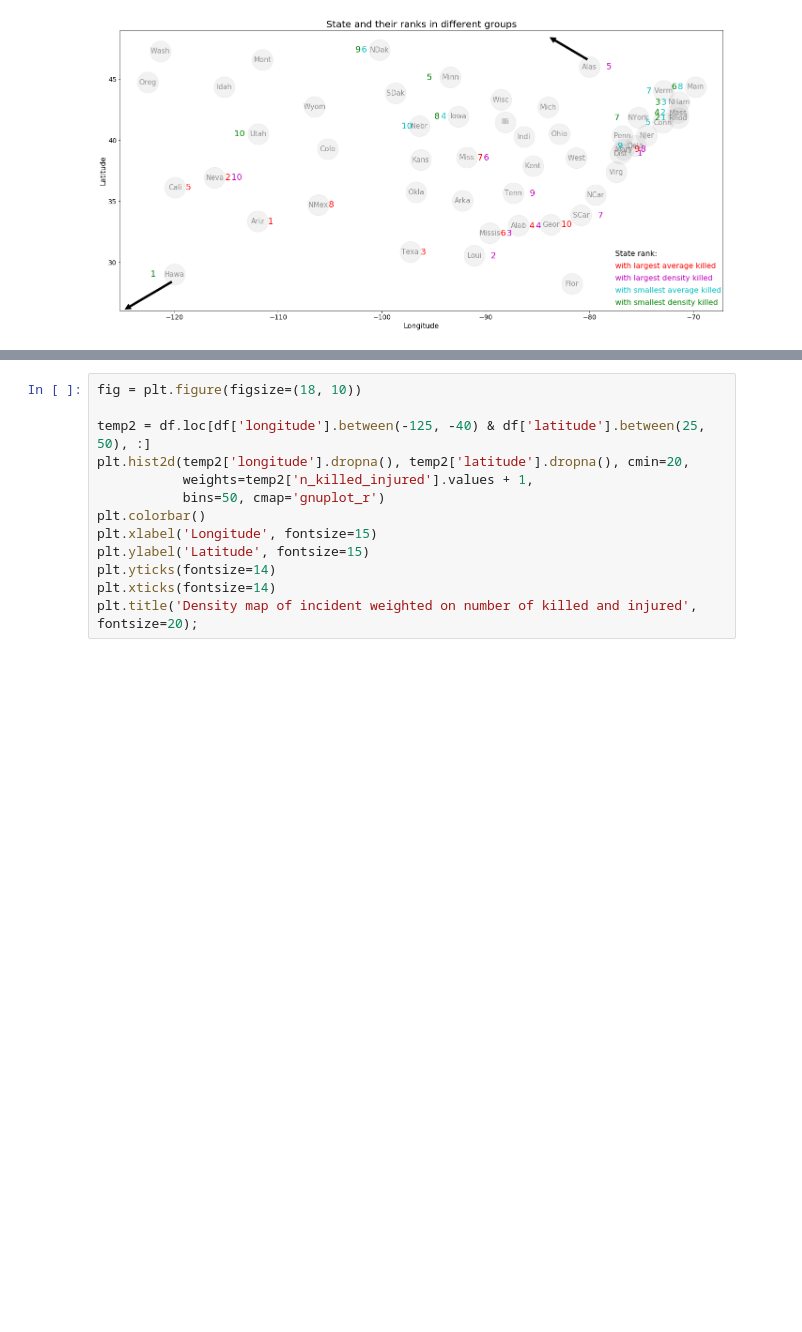
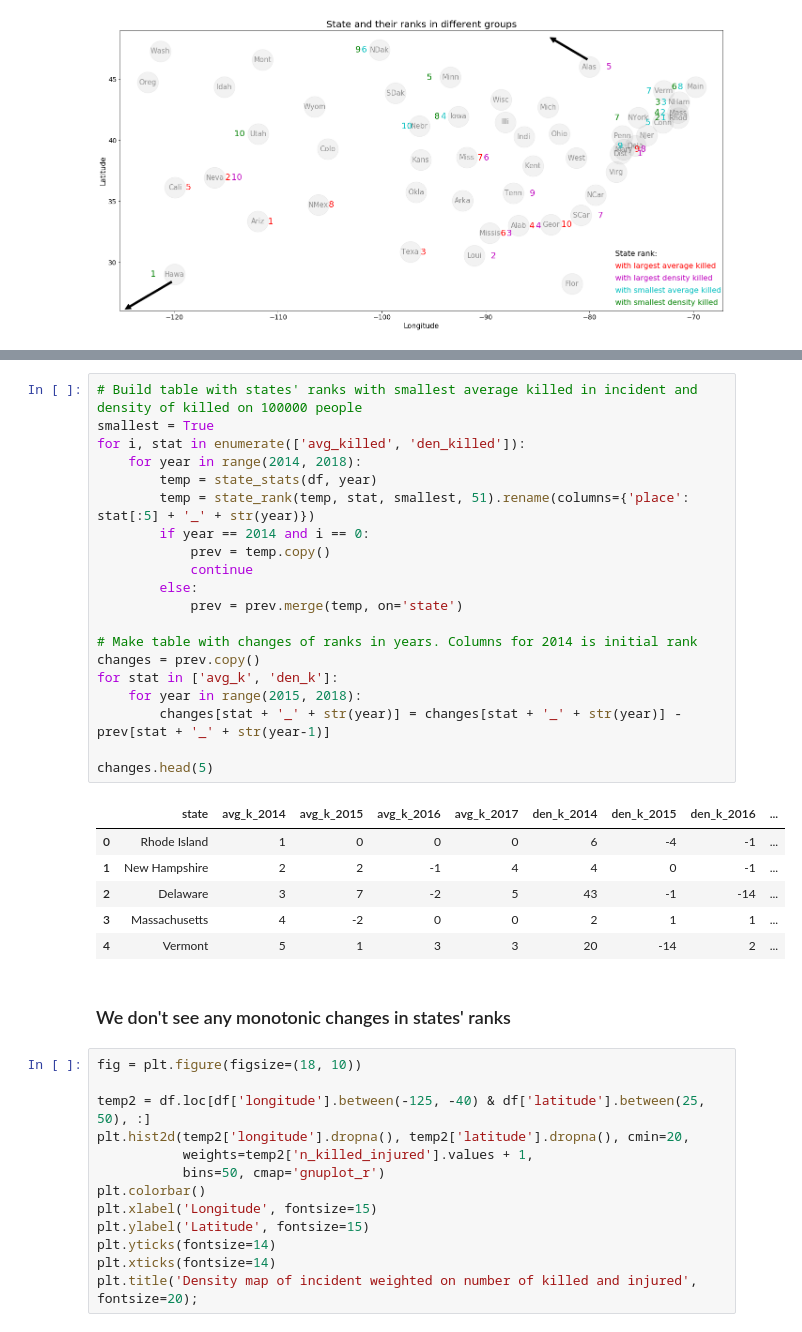
Before and after one commit to belkasanek/eda-gun-violence, a Jupyter notebook: gun_violence_eda.ipynb, the cells around one changed output, grey strips where cells are left out. Drawn from its saved outputs; the diff is of its cells as text; blank space fills up the shorter version.

```diff
--- a/gun_violence_eda.ipynb
+++ b/gun_violence_eda.ipynb
@@ -941,3 +966,32 @@ plt.title('State and their ranks in different groups', fontsize=20);
+# %%
+# Build table with states' ranks with smallest average killed in incident and density of killed on 100000 people
+smallest = True
+for i, stat in enumerate(['avg_killed', 'den_killed']):
+    for year in range(2014, 2018):
+        temp = state_stats(df, year)
+        temp = state_rank(temp, stat, smallest, 51).rename(columns={'place': stat[:5] + '_' + str(year)})
+        if year == 2014 and i == 0:
+            prev = temp.copy()
+            continue
+        else:
+            prev = prev.merge(temp, on='state')
+
+# Make table with changes of ranks in years. Columns for 2014 is initial rank
+changes = prev.copy()
+for stat in ['avg_k', 'den_k']:
+    for year in range(2015, 2018):
+        changes[stat + '_' + str(year)] = changes[stat + '_' + str(year)] - prev[stat + '_' + str(year-1)]
+
+changes.head(5)
+# %% [output]
+|  | state | avg_k_2014 | avg_k_2015 | avg_k_2016 | avg_k_2017 | den_k_2014 | den_k_2015 | den_k_2016 | ... |
+| 0 | Rhode Island | 1 | 0 | 0 | 0 | 6 | -4 | -1 | ... |
+| 1 | New Hampshire | 2 | 2 | -1 | 4 | 4 | 0 | -1 | ... |
+| 2 | Delaware | 3 | 7 | -2 | 5 | 43 | -1 | -14 | ... |
+| 3 | Massachusetts | 4 | -2 | 0 | 0 | 2 | 1 | 1 | ... |
+| 4 | Vermont | 5 | 1 | 3 | 3 | 20 | -14 | 2 | ... |
+# %% [markdown]
+### We don't see any monotonic changes in states' ranks
 # %%
 fig = plt.figure(figsize=(18, 10))
 
```
Also changed, not shown: parts of 5 cells of this notebook.
